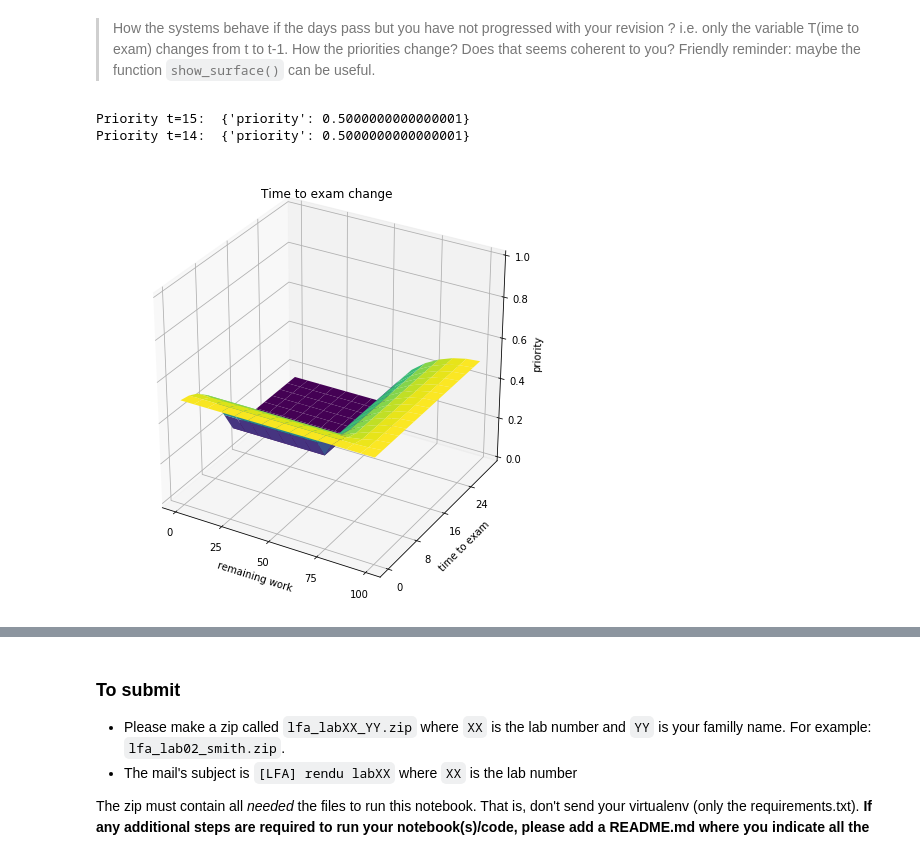
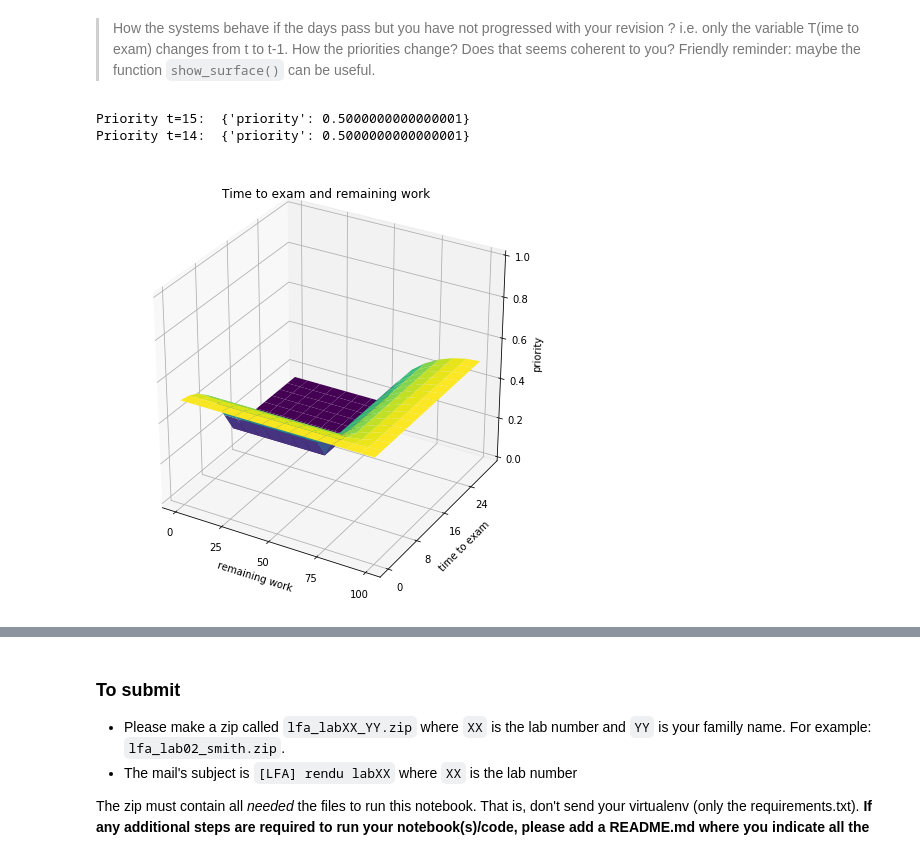
Before and after one commit to Nortalle/LFA_labo_021, a Jupyter notebook: LFA labo 040/000_exam_problem.ipynb, the cells around one changed output, grey strips where cells are left out. Cells and saved outputs as stored; diff of their text form; code cells hidden in the pictures.

```diff
--- a/LFA labo 040/000_exam_problem.ipynb
+++ b/LFA labo 040/000_exam_problem.ipynb
@@ -262,7 +262,7 @@ r4 = FuzzyRule(
 r5 = FuzzyRule(
     ants=[
         Antecedent(lv_remaining_work, "lots"),
-        Antecedent(lv_time_to_exam, "average")
+        Antecedent(lv_time_to_exam, "few")
     ],
         ant_act_func=AND_min,
     cons=[
@@ -376,22 +376,23 @@ Difficulty=6, Importance=9, Remaining work=40, Time to exam=14, predicted_value
 # %%
 testTime1 = {'difficulty': 5,
                 'importance': 5,
                 'remaining work': 50,
                 'time to exam': 15}
 
 testTime2 = {'difficulty': 5,
                     'importance': 5,
                     'remaining work': 50,
                     'time to exam': 14}
 
 print("Priority t=15: ", fis.predict(testTime1))
 print("Priority t=14: ", fis.predict(testTime2))
+
 fig, ax = plt.subplots(figsize=(8,8), subplot_kw=dict(projection='3d'))
 o_labels = {'difficulty': 0, 'importance': 0}
-show_surface(fis, ax=ax, title="Time to exam change", x_label="remaining work", y_label="time to exam",
+show_surface(fis, ax=ax, title="Time to exam and remaining work", x_label="remaining work", y_label="time to exam",
              other_labels=o_labels, z_label="priority",
              n_pts=15, x_range=(0,100), y_range=(0,30), z_range=(0,1))
 # %% [output]
 Priority t=15:  {'priority': 0.5000000000000001}
 Priority t=14:  {'priority': 0.5000000000000001}
-[figure, old version]
+[figure, new version]
```
Also changed, not shown: parts of 6 cells of this notebook.
